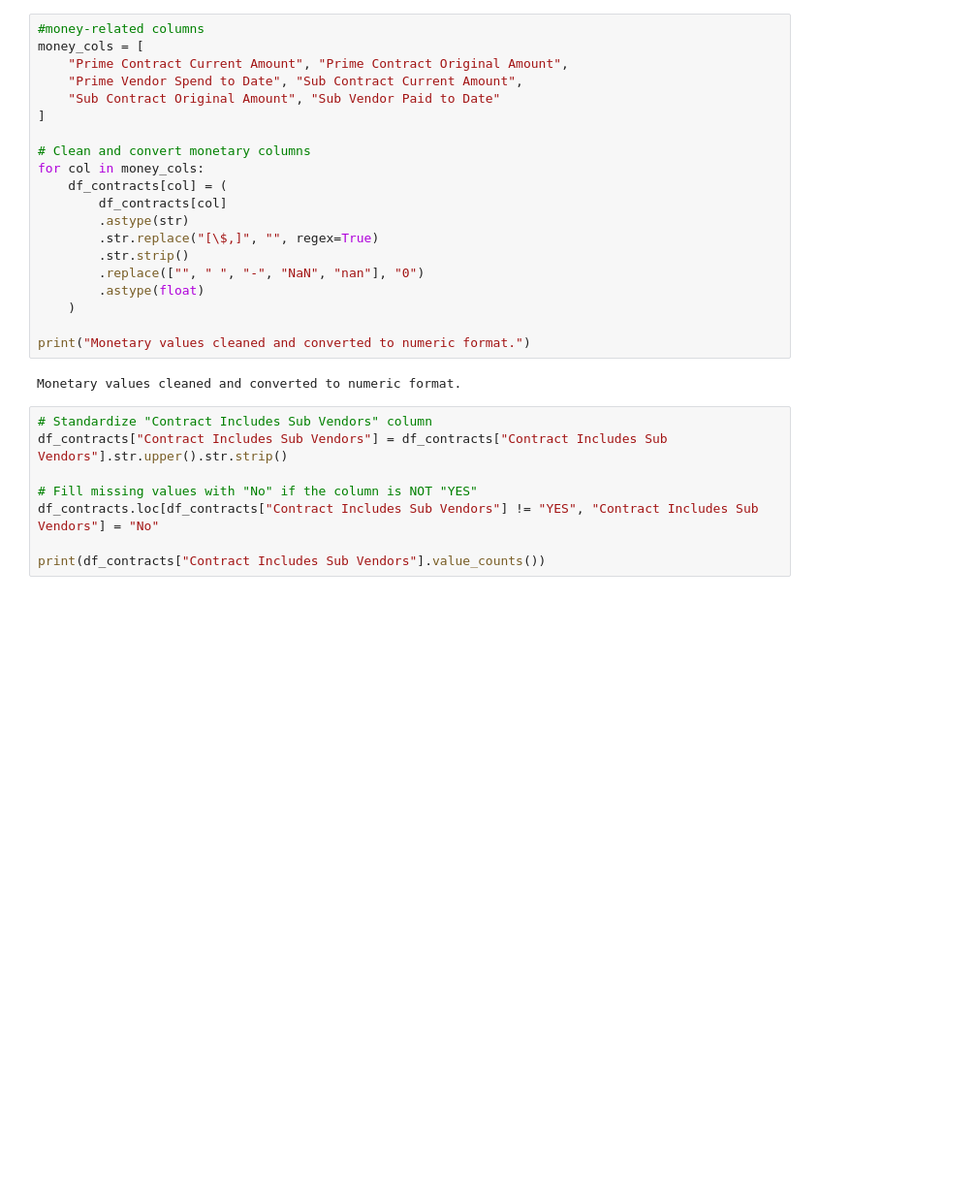
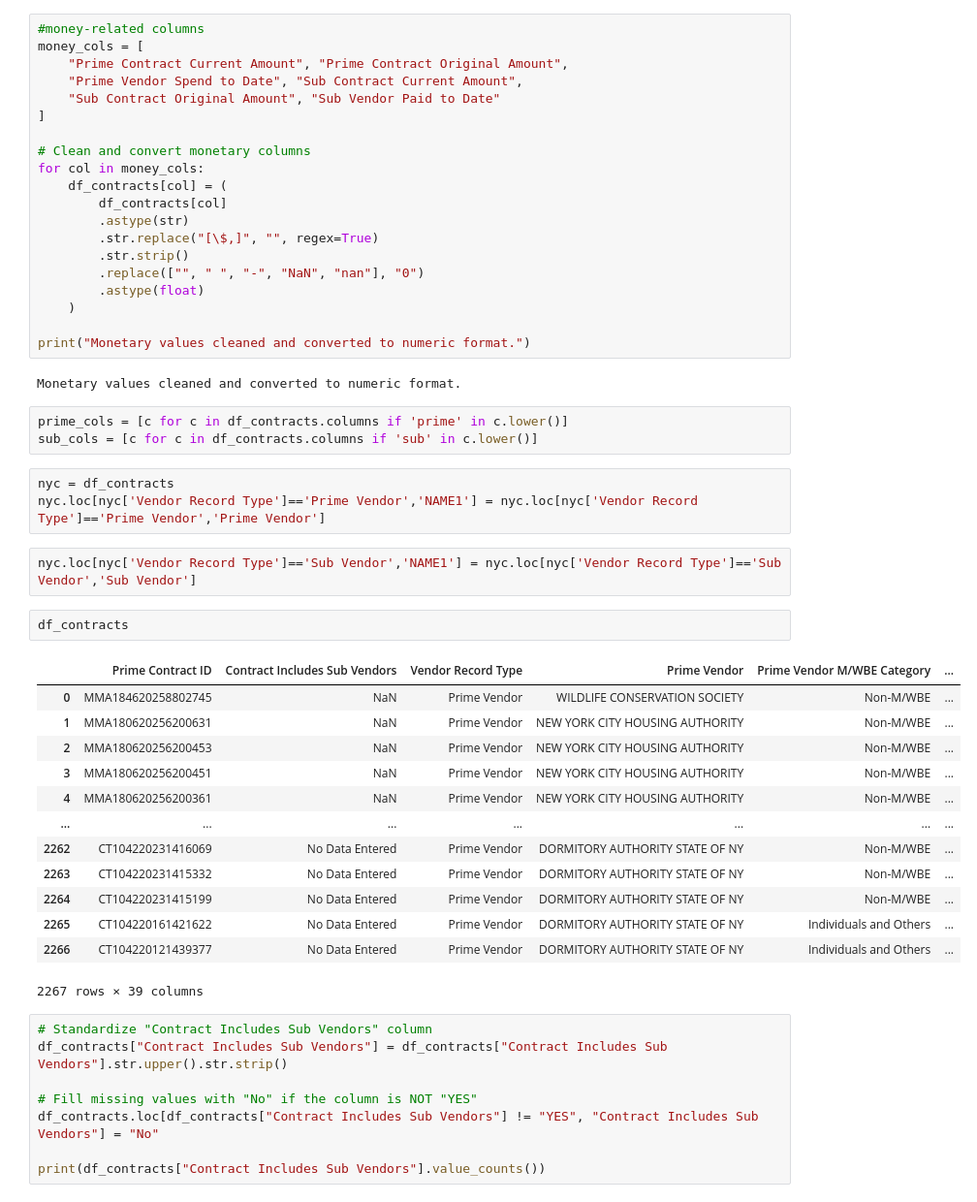
Before and after one commit to allieferas/nyffc-plab, a Jupyter notebook: notebooks/Awarded_NYC_Contracts.ipynb, the cells around one changed output. Shown at 97% size. Cells and saved outputs as stored; diff of their text form; blank space fills up the shorter version.

Commit message:
more data cleanup and build the database

```diff
--- a/notebooks/Awarded_NYC_Contracts.ipynb
+++ b/notebooks/Awarded_NYC_Contracts.ipynb
@@ -66,6 +66,30 @@ for col in money_cols:
 print("Monetary values cleaned and converted to numeric format.")
 # %% [output]
 Monetary values cleaned and converted to numeric format.
+# %%
+prime_cols = [c for c in df_contracts.columns if 'prime' in c.lower()]
+sub_cols = [c for c in df_contracts.columns if 'sub' in c.lower()]
+# %%
+nyc = df_contracts
+nyc.loc[nyc['Vendor Record Type']=='Prime Vendor','NAME1'] = nyc.loc[nyc['Vendor Record Type']=='Prime Vendor','Prime Vendor']
+# %%
+nyc.loc[nyc['Vendor Record Type']=='Sub Vendor','NAME1'] = nyc.loc[nyc['Vendor Record Type']=='Sub Vendor','Sub Vendor']
+# %%
+df_contracts
+# %% [output]
+|  | Prime Contract ID | Contract Includes Sub Vendors | Vendor Record Type | Prime Vendor | Prime Vendor M/WBE Category | ... |
+| 0 | MMA184620258802745 | NaN | Prime Vendor | WILDLIFE CONSERVATION SOCIETY | Non-M/WBE | ... |
+| 1 | MMA180620256200631 | NaN | Prime Vendor | NEW YORK CITY HOUSING AUTHORITY | Non-M/WBE | ... |
+| 2 | MMA180620256200453 | NaN | Prime Vendor | NEW YORK CITY HOUSING AUTHORITY | Non-M/WBE | ... |
+| 3 | MMA180620256200451 | NaN | Prime Vendor | NEW YORK CITY HOUSING AUTHORITY | Non-M/WBE | ... |
+| 4 | MMA180620256200361 | NaN | Prime Vendor | NEW YORK CITY HOUSING AUTHORITY | Non-M/WBE | ... |
+| ... | ... | ... | ... | ... | ... | ... |
+| 2262 | CT104220231416069 | No Data Entered | Prime Vendor | DORMITORY AUTHORITY STATE OF NY | Non-M/WBE | ... |
+| 2263 | CT104220231415332 | No Data Entered | Prime Vendor | DORMITORY AUTHORITY STATE OF NY | Non-M/WBE | ... |
+| 2264 | CT104220231415199 | No Data Entered | Prime Vendor | DORMITORY AUTHORITY STATE OF NY | Non-M/WBE | ... |
+| 2265 | CT104220161421622 | No Data Entered | Prime Vendor | DORMITORY AUTHORITY STATE OF NY | Individuals and Others | ... |
+| 2266 | CT104220121439377 | No Data Entered | Prime Vendor | DORMITORY AUTHORITY STATE OF NY | Individuals and Others | ... |
+2267 rows × 39 columns
 # %%
 # Standardize "Contract Includes Sub Vendors" column
 df_contracts["Contract Includes Sub Vendors"] = df_contracts["Contract Includes Sub Vendors"].str.upper().str.strip()
```
Also changed, not shown: 9 other files.
